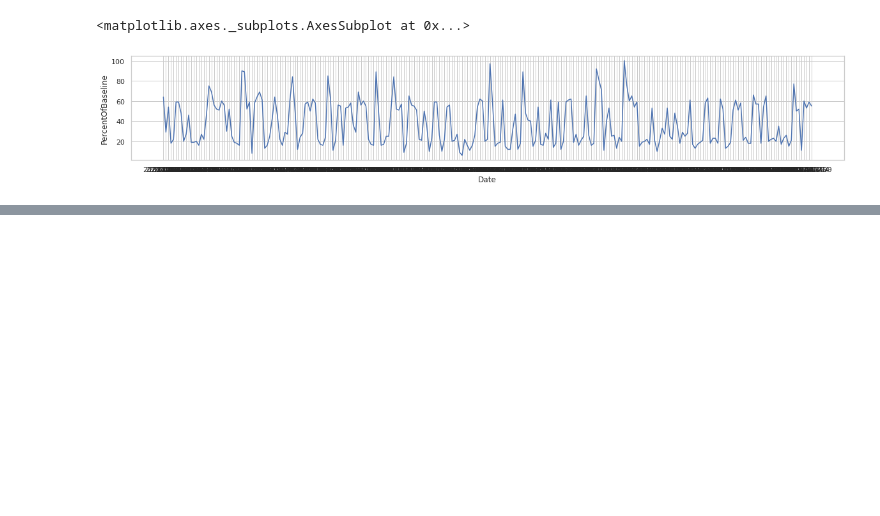
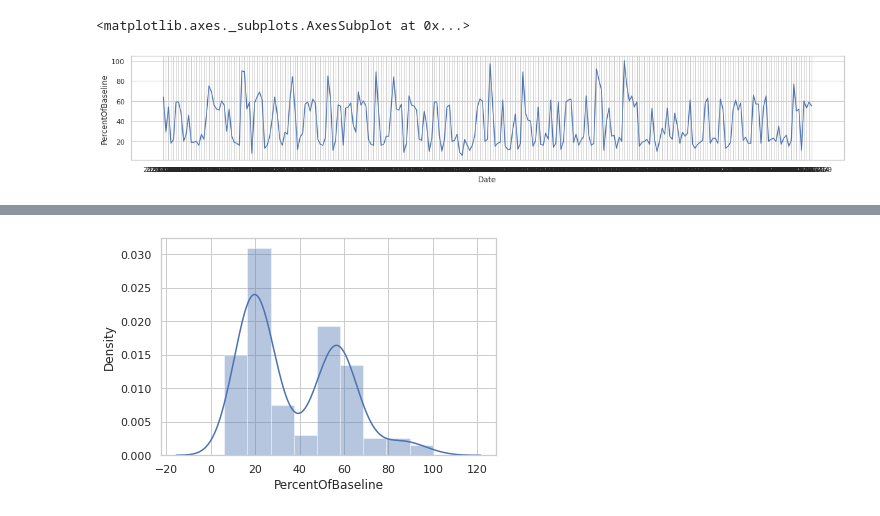
Before and after one commit to tiaherdi/Traffic-Sign-5, a Jupyter notebook: Visualisasi_Data_Traffic_Sign_Australia.ipynb, the cells around one changed output, grey strips where cells are left out. Drawn from its saved outputs; the diff is of its cells as text; code cells hidden in the pictures; blank space fills up the shorter version.

```diff
--- a/Visualisasi_Data_Traffic_Sign_Australia.ipynb
+++ b/Visualisasi_Data_Traffic_Sign_Australia.ipynb
@@ -19,8 +21,8 @@ Mounted at /content/drive
 | 3 | Daily | 2020-09-02 | 1.0 | Kingsford Smith | 18 | POINT(151.180087713813 -33.945977... | Sydney | New South Wales | ... |
 | 4 | Daily | 2020-10-31 | 1.0 | Kingsford Smith | 22 | POINT(151.180087713813 -33.945977... | Sydney | New South Wales | ... |
 # %%
-# based on country
-# data (date, percent of baseline, country)
+# Based on country
+# Data (date, percent of baseline, country)
 
 # style
 sns.set(font_scale=1)
@@ -28,8 +30,8 @@ sns.set_style("whitegrid")
 
 # plot
 fig, ax = plt.subplots(figsize=(20,3))
-by_country = df.query("Country == 'Australia'")
-sns.lineplot(data=by_country, x='Date', y='PercentOfBaseline')
+Australia = df.query("Country == 'Australia'")
+sns.lineplot(data=Australia, x='Date', y='PercentOfBaseline')
 # %% [output]
 <matplotlib.axes._subplots.AxesSubplot at 0x...>
 [figure]
@@ -37,0 +52,6 @@ sns.lineplot(data=by_country, x='Date', y='PercentOfBaseline')
+# %%
+# Density function "Percent of Baseline" at Australia
+
+Graph_percentofbaseline=sns.distplot(Australia.PercentOfBaseline)
+# %% [output]
+[figure, added]
```
Also changed, not shown: parts of 8 cells of this notebook.
